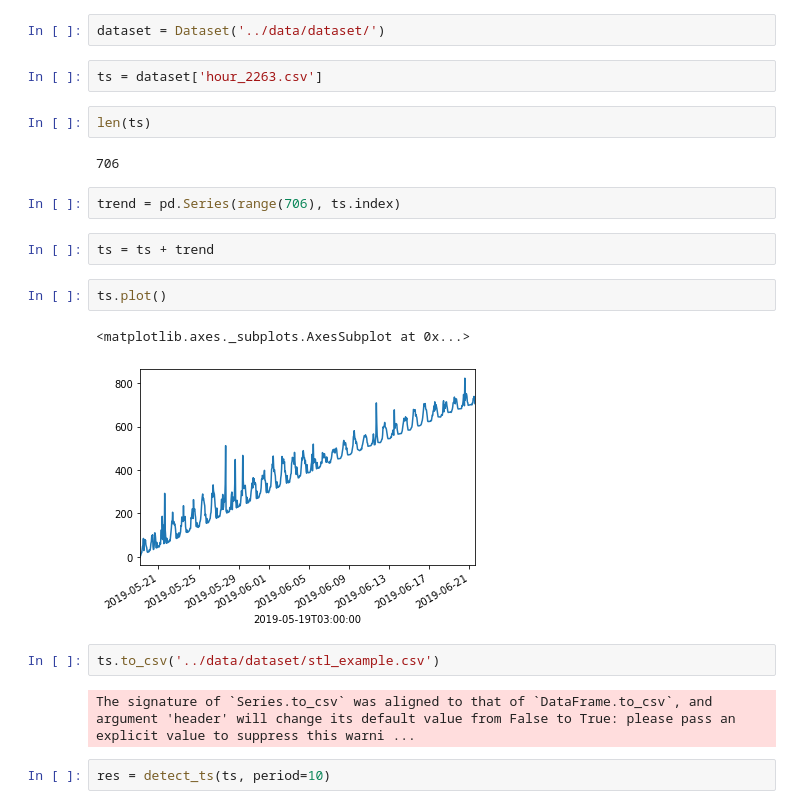
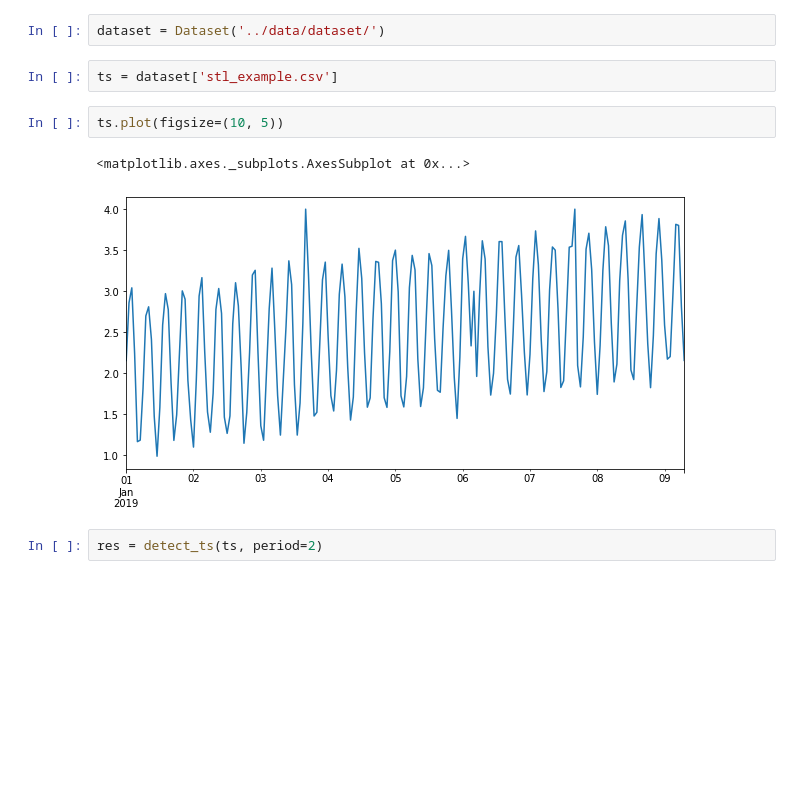
Before and after one commit to technogleb/ts_course_summer, a Jupyter notebook: week_1/stl.ipynb, the cells around one changed output. Cells and saved outputs as stored; diff of their text form; blank space fills up the shorter version.

Commit message:
Update dataset lesson

```diff
--- a/week_1/stl.ipynb
+++ b/week_1/stl.ipynb
@@ -12,23 +20,11 @@ from statsmodels.tsa.stattools import adfuller
 # %%
 dataset = Dataset('../data/dataset/')
 # %%
-ts = dataset['hour_2263.csv']
+ts = dataset['stl_example.csv']
-# %%
-len(ts)
-# %% [output]
-706
-# %%
-trend = pd.Series(range(706), ts.index)
-# %%
-ts = ts + trend
 # %%
-ts.plot()
+ts.plot(figsize=(10, 5))
 # %% [output]
 <matplotlib.axes._subplots.AxesSubplot at 0x...>
-[figure, old version]
+[figure, new version]
-# %%
-ts.to_csv('../data/dataset/stl_example.csv')
-# %% [output]
-The signature of `Series.to_csv` was aligned to that of `DataFrame.to_csv`, and argument 'header' will change its default value from False to True: please pass an explicit value to suppress this warni ...
 # %%
-res = detect_ts(ts, period=10)
+res = detect_ts(ts, period=2)
```
Also changed, not shown: parts of 14 cells of this notebook, 1 other file.
